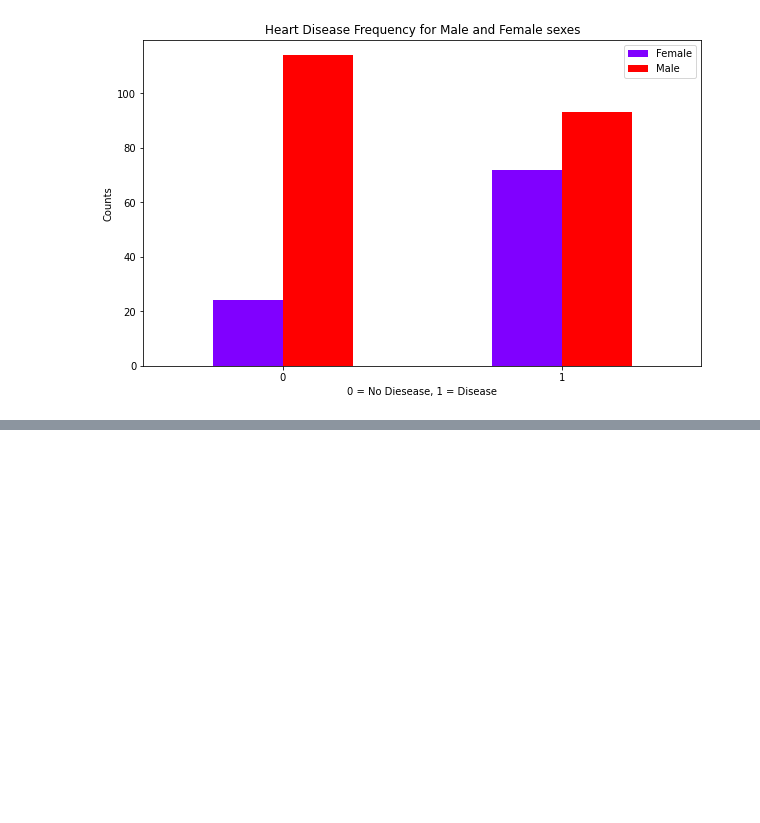
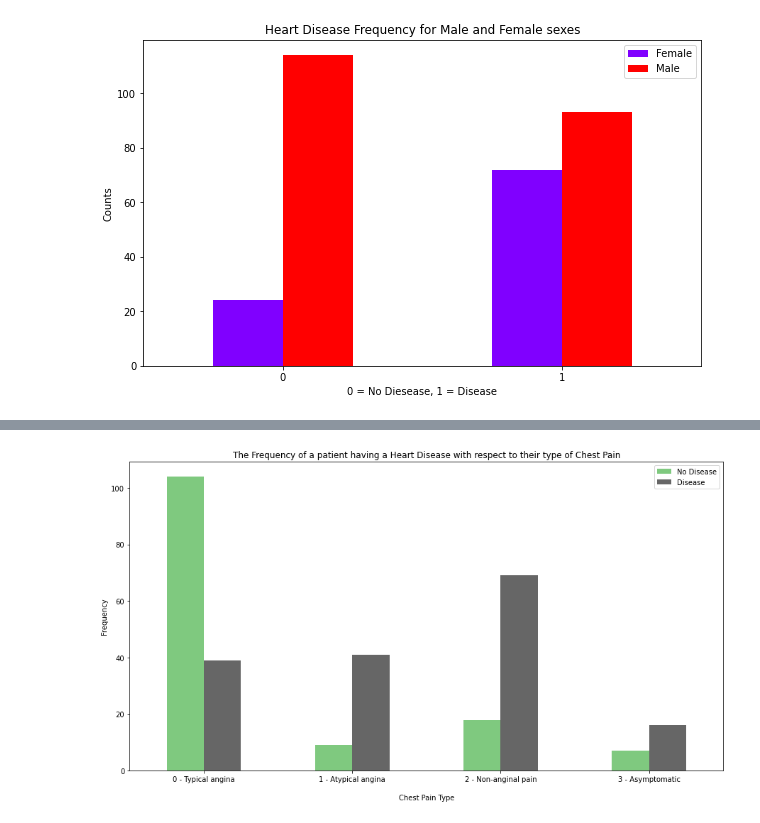
Before and after one commit to ineelhere/Machine-Learning-and-Data-Science, a Jupyter notebook: Milestone Project 1/heart-disease-classification-project.ipynb, the cells around one changed output, grey strips where cells are left out. Cells and saved outputs as stored; diff of their text form; code cells hidden in the pictures; blank space fills up the shorter version.

```diff
--- a/Milestone Project 1/heart-disease-classification-project.ipynb
+++ b/Milestone Project 1/heart-disease-classification-project.ipynb
@@ -172,0 +228,19 @@ plt.xticks(rotation=0);
+# %%
+# Visualization of the above data will be more helpful
+fig = pd.crosstab(hd.cp, hd.target).plot(kind="bar",
+                                   figsize=(15, 8),
+                                   colormap = "Accent")
+
+plt.title("The Frequency of a patient having a Heart Disease with respect to their type of Chest Pain")
+plt.xlabel("\nChest Pain Type")
+plt.ylabel("Frequency")
+plt.legend(["No Disease", "Disease"])
+a=fig.get_xticks().tolist()
+a[0]='0 - Typical angina'
+a[1]='1 - Atypical angina'
+a[2]='2 - Non-anginal pain'
+a[3]='3 - Asymptomatic'
+fig.set_xticklabels(a)
+plt.xticks(rotation=0);
+# %% [output]
+[figure, added]
```
Also changed, not shown: parts of 7 cells of this notebook.
